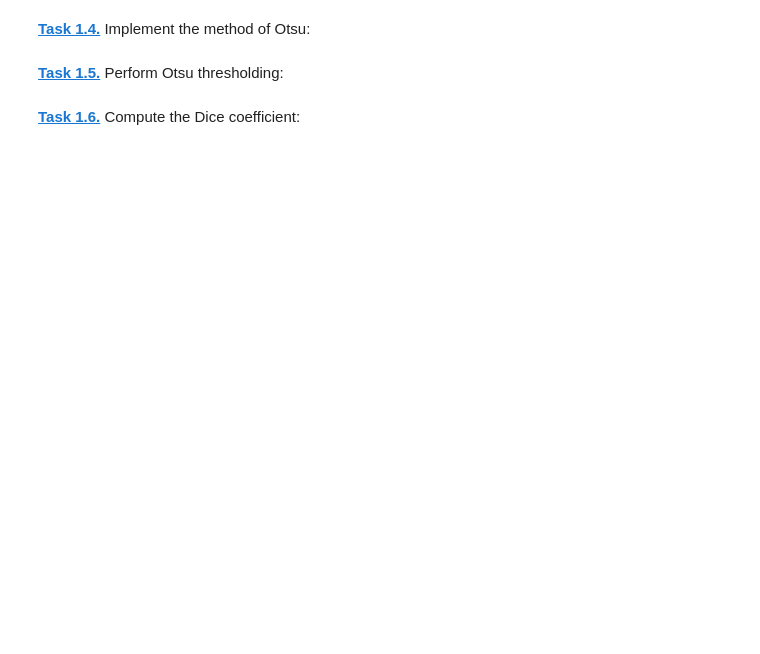
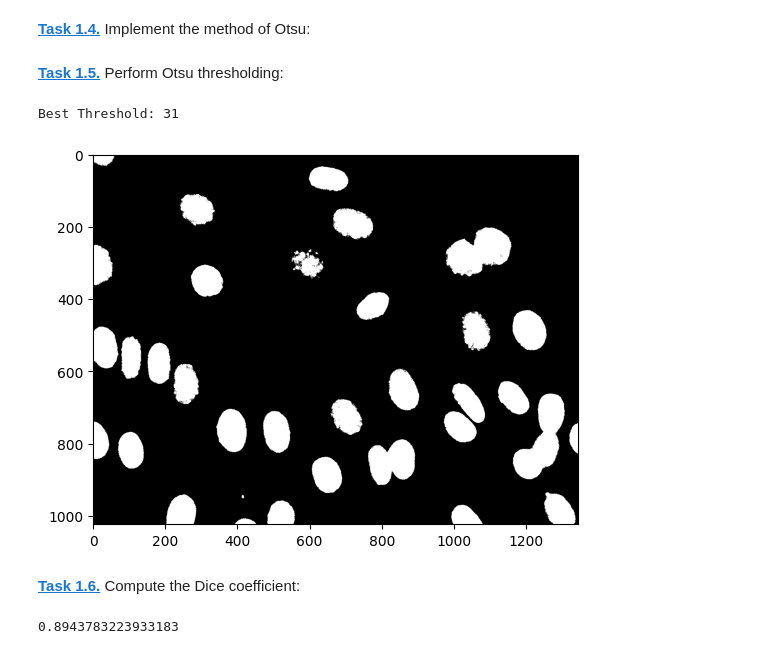
Before and after one commit to DavidLehmann004/Mobi-fs5-python, a Jupyter notebook: otsu.ipynb, the cells around one changed output. Drawn from its saved outputs; the diff is of its cells as text; code cells hidden in the pictures; blank space fills up the shorter version.

Commit message:
Otsu finish

```diff
--- a/otsu.ipynb
+++ b/otsu.ipynb
@@ -24,6 +32,47 @@ plt.bar(range(256), h, width=1)
 # %% [markdown]
 **[Task 1.4.]()** Implement the method of Otsu:
+# %%
+N = img8.size
+
+
+best_T = 0
+within_variance_min = np.inf
+
+for T in range(1,256):
+    values1 = img8[img8 < T] #values welche kleiner als T sind
+    n1 = len(values1)        # Anzahl dieser Werte
+
+    values2 = img8[img8 >= T] #values welche grösser-gleich als T sind
+    n2 = len(values2)        # Anzahl dieser Werte
+
+    if n1 == 0 or n2 == 0:
+        continue #Vermeidung von Division durch Null
+
+    mean1 = np.mean(values1) #Mittelwert der ersten Gruppe
+    mean2 = np.mean(values2) #Mittelwert der zweiten Gruppe
+
+    var1 = np.var(values1)  #Varianz der ersten Gruppe
+    var2 = np.var(values2)  #Varianz der zweiten Gruppe
+
+    within_variance = (n1*var1) + (n2*var2)
+
+    if within_variance < within_variance_min: #Neuer minimaler Wert gefunden
+        within_variance_min = within_variance #Update des minimalen Wertes
+        best_T = T # Update des besten Tresholds
 # %% [markdown]
 **[Task 1.5.]()** Perform Otsu thresholding:
+# %%
+binary_otsu = img8 >= best_T #wenn grösser-gleich best_T dann weiss (True)
+plt.figure()
+plt.imshow(binary_otsu, cmap='gray')
+print(f"Best Threshold: {best_T}")
+# %% [output]
+Best Threshold: 31
+[figure, added]
 # %% [markdown]
 **[Task 1.6.]()** Compute the Dice coefficient:
+# %%
+dice_score = 2 * (binary_otsu*gt_bool).sum()/(binary_otsu.sum() + gt_bool.sum())
+dice_score
+# %% [output]
+0.8943783223933183
```
Also changed, not shown: parts of 4 cells of this notebook, 2 other files.
